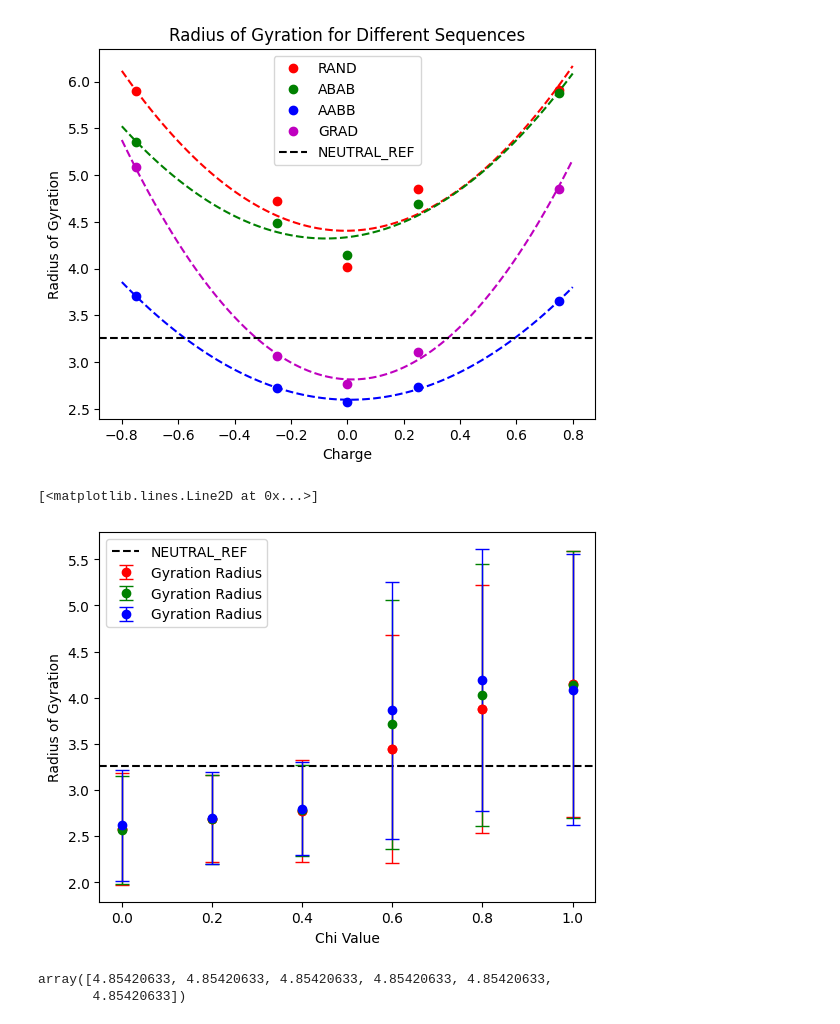
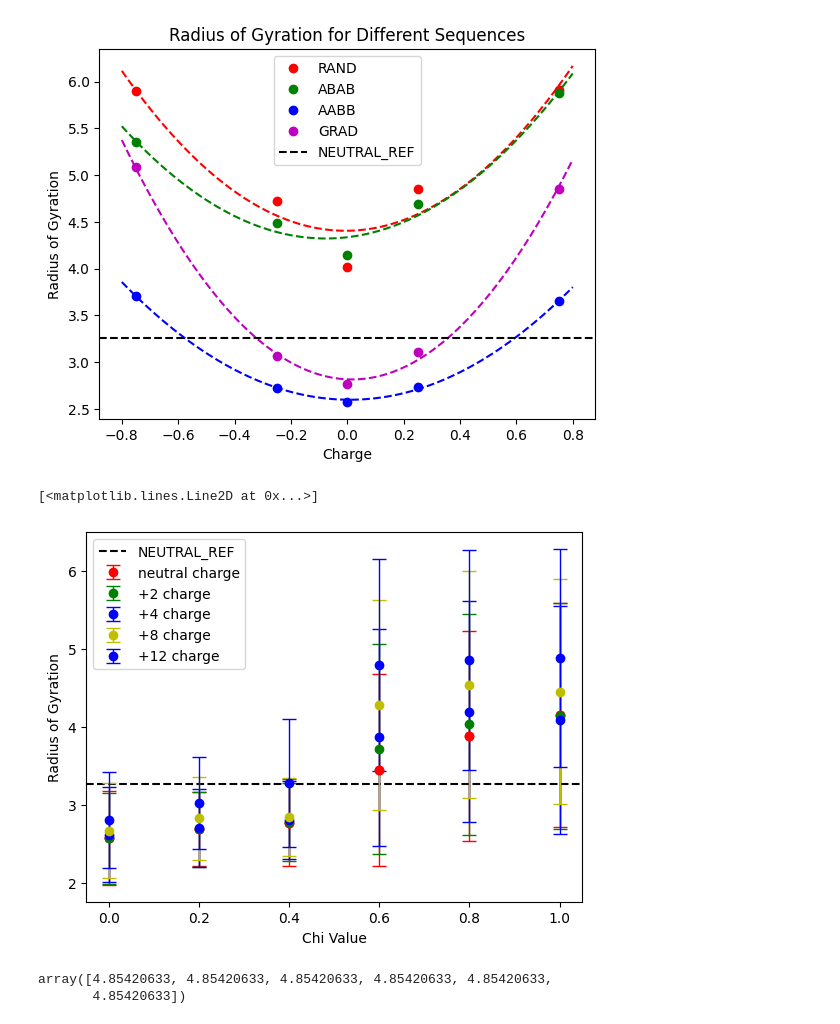
Before and after one commit to kelseyfu/Polyampholyte-SURF, a Jupyter notebook: analysis/gyr.ipynb, the cells around one changed output. Saved outputs shown, nothing was run; the diff lists cells and outputs as text; code cells hidden in the pictures.

```diff
--- a/analysis/gyr.ipynb
+++ b/analysis/gyr.ipynb
@@ -56,9 +56,13 @@ chrg = ['N','+2','+4']
 gyr = np.zeros(len(sequ))
 gyr2 = np.zeros(len(sequ))
 gyr3 = np.zeros(len(sequ))
+gyr4 = np.zeros(len(sequ))
+gyr5 = np.zeros(len(sequ))
 err_gyr = np.zeros(len(sequ))
 err_gyr2 = np.zeros(len(sequ))
 err_gyr3 = np.zeros(len(sequ))
+err_gyr4 = np.zeros(len(sequ))
+err_gyr5 = np.zeros(len(sequ))
 
 plt.clf()
 
@@ -76,34 +80,46 @@ for i in range(len(sequ)):
         err_gyr2[i] = np.std(data) * 1.96
 
     tag3 = 'poly_sequ_' + sequ[i] + '_+4_nchain_1_temp_1'
     if tag3:
         data = np.loadtxt('../data/' + tag3 + '/gyr.txt')
         gyr3[i] = np.mean(data)
         err_gyr3[i] = np.std(data) * 1.96
+    tag4 = 'poly_sequ_' + sequ[i] + '_+8_nchain_1_temp_1'
+    if tag4:
+        data = np.loadtxt('../data/' + tag4 + '/gyr.txt')
+        gyr4[i] = np.mean(data)
+        err_gyr4[i] = np.std(data) * 1.96
+    tag5 = 'poly_sequ_' + sequ[i] + '_+12_nchain_1_temp_1'
+    if tag5:
+        data = np.loadtxt('../data/' + tag5 + '/gyr.txt')
+        gyr5[i] = np.mean(data)
+        err_gyr5[i] = np.std(data) * 1.96
 
 # Load and plot the NEUTRAL_REF data
 neutral_tag = 'poly_sequ_NEUTRAL_REF_nchain_1_temp_1'
 neutral_data = np.loadtxt('../data/' + neutral_tag + '/gyr.txt')
 neutral_gyr = np.mean(neutral_data)
 
 # Plot a horizontal line for the NEUTRAL_REF data
 plt.axhline(neutral_gyr, color='k', linestyle='--', label='NEUTRAL_REF')
 
 # Plot the data with error bars
 plt.errorbar(chi, gyr, yerr=err_gyr, fmt='ro', ecolor='r', elinewidth=1, capsize=5, label='neutral charge')
 plt.errorbar(chi, gyr2, yerr=err_gyr2, fmt='go', ecolor='g', elinewidth=1, capsize=5, label='+2 charge')
 plt.errorbar(chi, gyr3, yerr=err_gyr3, fmt='bo', ecolor='b', elinewidth=1, capsize=5, label='+4 charge')
+plt.errorbar(chi, gyr4, yerr=err_gyr4, fmt='yo', ecolor='y', elinewidth=1, capsize=5, label='+8 charge')
+plt.errorbar(chi, gyr5, yerr=err_gyr5, fmt='ko', ecolor='k', elinewidth=1, capsize=5, label='+12 charge')
 
 
 
 plt.xlabel('Chi Value')
 plt.ylabel('Radius of Gyration')
 plt.legend()
 plt.plot(chi,gyr,'ro')
 # plt.plot(x,y,'--r')
 # %% [output]
 [<matplotlib.lines.Line2D at 0x...>]
-[figure, old version]
+[figure, new version]
 # %%
 gyr
 # %% [output]
```
Also changed, not shown: 6 other files.
